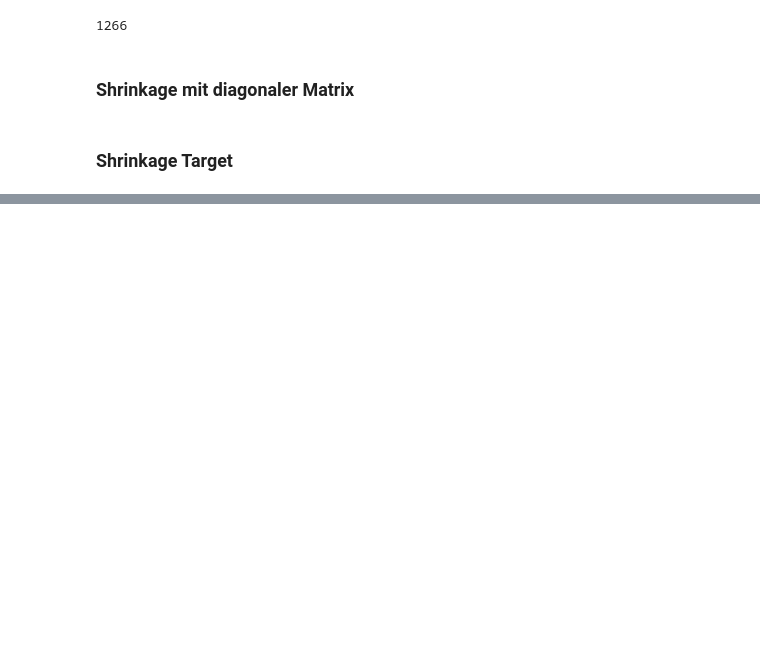
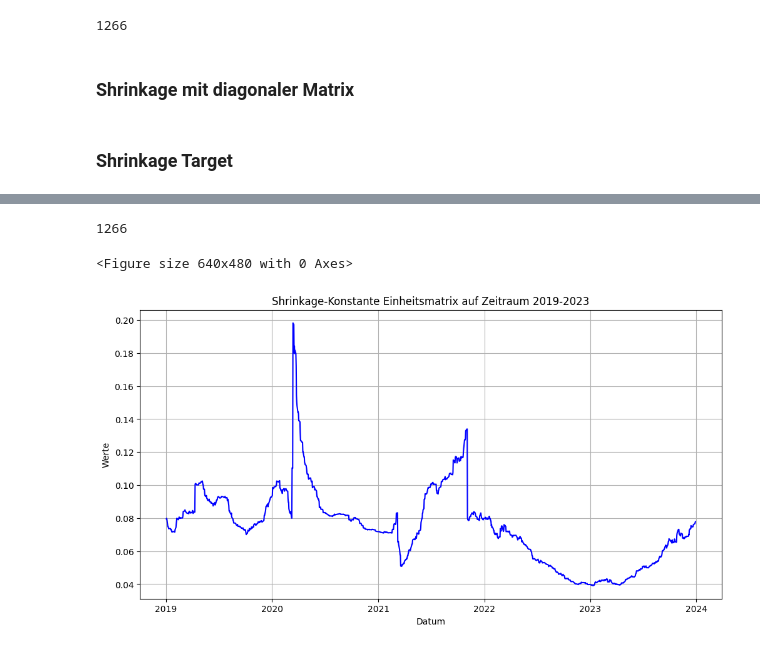
Before and after one commit to minhanhh1/MasterArbeitCode, a Jupyter notebook: SchätzungVaR.ipynb, the cells around one changed output, grey strips where cells are left out. Saved outputs shown, nothing was run; the diff lists cells and outputs as text; code cells hidden in the pictures; blank space fills up the shorter version.

```diff
--- a/SchätzungVaR.ipynb
+++ b/SchätzungVaR.ipynb
@@ -901,2 +844,29 @@ plt.show()
+# %%
+# Convert shrinkage values and sigmahat matrices to a DataFrame
+df_shrinkage_identity = pd.DataFrame({'Shrinkage-Konstant': shrinkage_constant_identity_values})
+df_shrinkage_identity.index = pd.to_datetime(returns.index[250:250 + len(df_shrinkage_identity)])
+print(len(df_shrinkage_identity))
+
+# X-Achse formatieren, um nur Jahre anzuzeigen
+
+# Verbesserung der Darstellung der X-Achse
+plt.gcf().autofmt_xdate()
+
+plt.figure(figsize=(12, 6))
+plt.plot(df_shrinkage_identity.index, df_shrinkage_identity['Shrinkage-Konstant']
+         , linestyle='-', color='b')
+ax = plt.gca()
+ax.xaxis.set_major_locator(mdates.YearLocator())
+ax.xaxis.set_major_formatter(mdates.ConciseDateFormatter(mdates.YearLocator()))
+
+plt.xlabel('Datum')
+plt.ylabel('Werte')
+plt.title('Shrinkage-Konstante Einheitsmatrix auf Zeitraum 2019-2023')
+plt.grid(True)
+plt.show()
+# %% [output]
+1266
+<Figure size 640x480 with 0 Axes>
+[figure, added]
 # %%
 # Sicherstellen, dass die Indizes als datetime interpretiert werden
```
Also changed, not shown: parts of 29 cells of this notebook, 3 other files.
